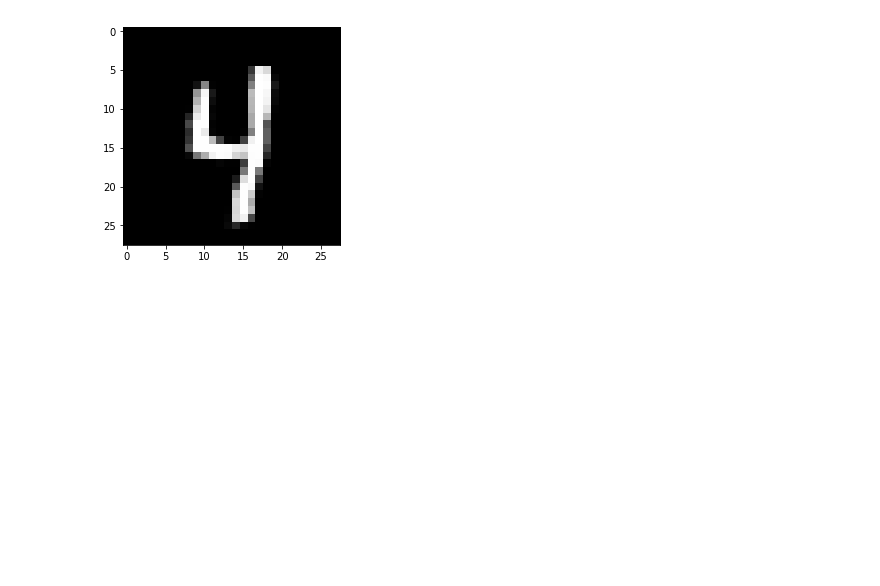
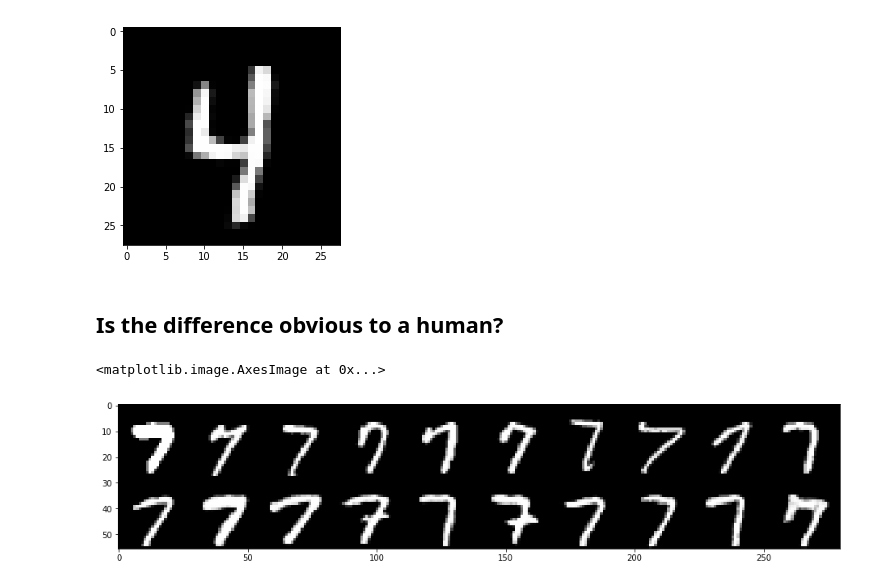
Before and after one commit to dknine-zz/gan, a Jupyter notebook: ac_gan.ipynb, the cells around one changed output. Cells and saved outputs as stored; diff of their text form; code cells hidden in the pictures; blank space fills up the shorter version.

Commit message:
Add real/fake digit comparison
Code to display real and fke digits side by side.

```diff
--- a/ac_gan.ipynb
+++ b/ac_gan.ipynb
@@ -390,3 +390,29 @@ plt.imshow(Image.fromarray((test_out.squeeze()+1)*127.5))
 # %% [output]
 <matplotlib.image.AxesImage at 0x...>
 [figure]
+# %% [markdown]
+## Is the difference obvious to a human?
+# %%
+# Change the comparison digit
+comparison_digit = 7
+
+# Choose 10 random examples of that digit from the dataset
+digit_locations = y1 == comparison_digit
+x_comparison = x_train[digit_locations, :]
+np.random.shuffle(x_comparison)
+x_real = x_comparison[0:10, :]
+real_array = (np.concatenate([x_real[i, :, :, :].squeeze() for i in range(10)], axis=1) + 1) * 127.5
+
+# Generate 10 digits from the GAN
+comparison_labels = np.zeros((10, 10))
+comparison_labels[:, comparison_digit] = 1
+comparison_noise = np.random.uniform(-1, 1, (10, 100))
+comparison_fakes = generator.predict([comparison_labels, comparison_noise])
+fake_array = (np.concatenate([comparison_fakes[i, :, :, :].squeeze() for i in range(10)], axis=1) + 1) * 127.5
+
+# Combine images and display
+plt.rcParams['figure.figsize'] = (16, 4)
+plt.imshow(Image.fromarray(np.concatenate([real_array, fake_array])))
+# %% [output]
+<matplotlib.image.AxesImage at 0x...>
+[figure, added]
```
Also changed, not shown: parts of 6 cells of this notebook.
